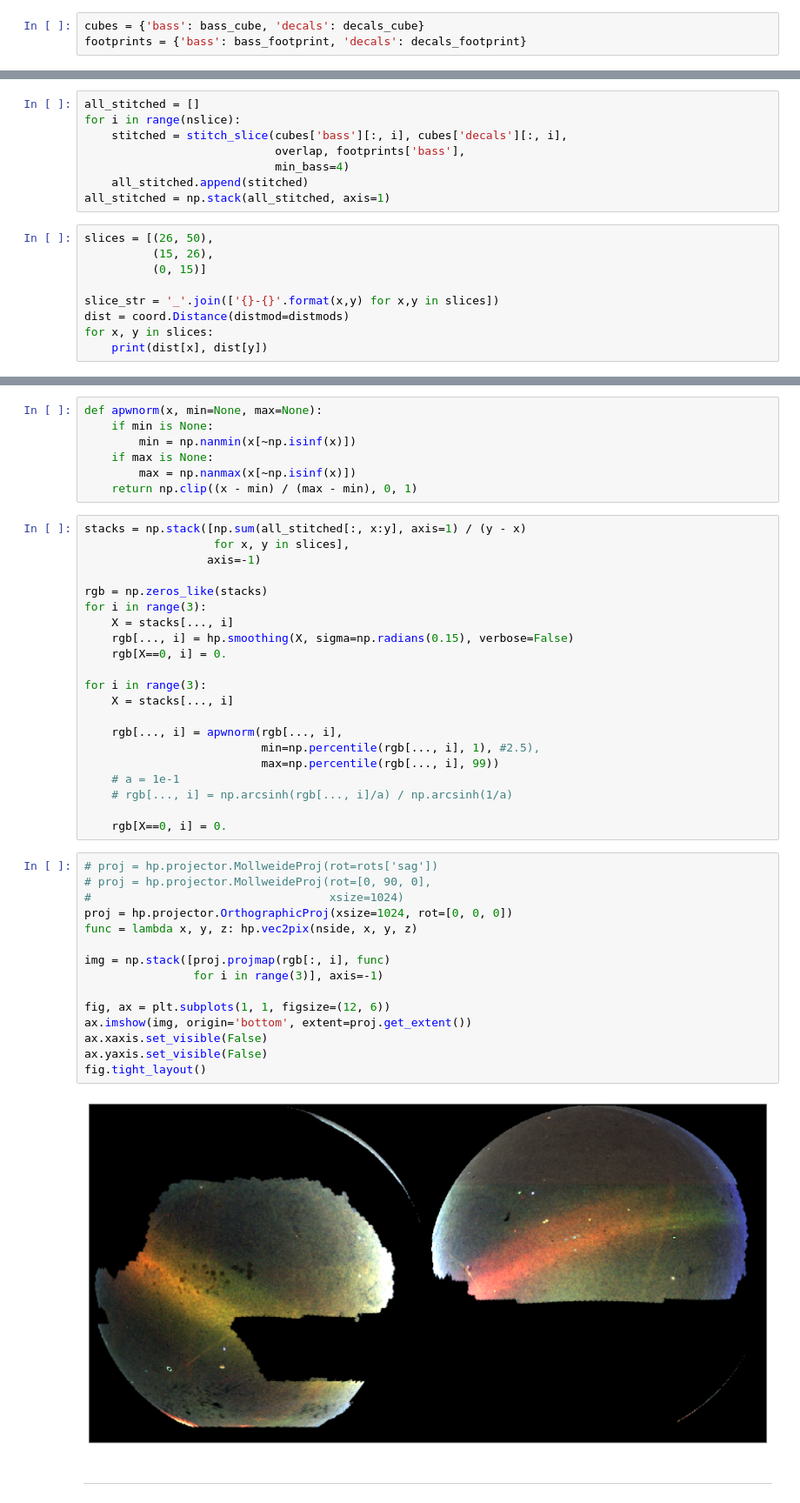
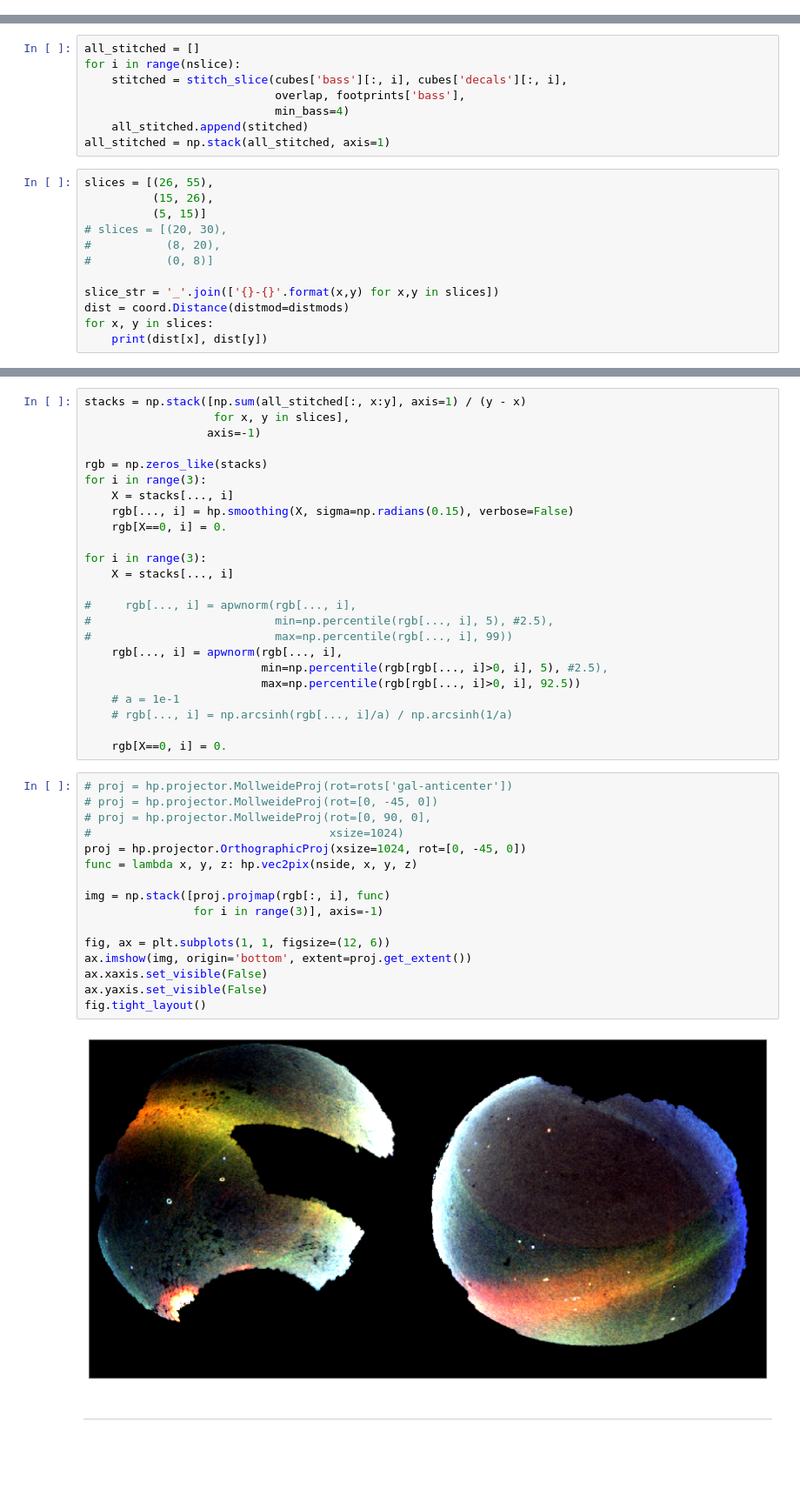
Before and after one commit to adrn/slegs, a Jupyter notebook: notebooks/Survey-stitching.ipynb, the cells around one changed output, grey strips where cells are left out. Shown at 87% size. Cells and saved outputs as stored; diff of their text form; blank space fills up the shorter version.

```diff
--- a/notebooks/Survey-stitching.ipynb
+++ b/notebooks/Survey-stitching.ipynb
@@ -33,7 +31,4 @@ npix, nslice = bass_cube.shape
 nside = hp.npix2nside(npix)
-# %%
-cubes = {'bass': bass_cube, 'decals': decals_cube}
-footprints = {'bass': bass_footprint, 'decals': decals_footprint}
 # %%
 overlap = (footprints['bass'] * footprints['decals']).astype(bool)
 # %%
@@ -83,9 +78,12 @@ for i in range(nslice):
     all_stitched.append(stitched)
 all_stitched = np.stack(all_stitched, axis=1)
 # %%
-slices = [(26, 50),
+slices = [(26, 55),
           (15, 26),
-          (0, 15)]
+          (5, 15)]
+# slices = [(20, 30),
+#           (8, 20),
+#           (0, 8)]
 
 slice_str = '_'.join(['{}-{}'.format(x,y) for x,y in slices])
 dist = coord.Distance(distmod=distmods)
@@ -98,10 +96,3 @@ for x, y in slices:
-# %%
-def apwnorm(x, min=None, max=None):
-    if min is None:
-        min = np.nanmin(x[~np.isinf(x)])
-    if max is None:
-        max = np.nanmax(x[~np.isinf(x)])
-    return np.clip((x - min) / (max - min), 0, 1)
 # %%
 stacks = np.stack([np.sum(all_stitched[:, x:y], axis=1) / (y - x)
                    for x, y in slices],
@@ -116,30 +107,34 @@ for i in range(3):
 for i in range(3):
     X = stacks[..., i]
 
+#     rgb[..., i] = apwnorm(rgb[..., i],
+#                           min=np.percentile(rgb[..., i], 5), #2.5),
+#                           max=np.percentile(rgb[..., i], 99))
     rgb[..., i] = apwnorm(rgb[..., i],
-                          min=np.percentile(rgb[..., i], 1), #2.5),
-                          max=np.percentile(rgb[..., i], 99))
+                          min=np.percentile(rgb[rgb[..., i]>0, i], 5), #2.5),
+                          max=np.percentile(rgb[rgb[..., i]>0, i], 92.5))
     # a = 1e-1
     # rgb[..., i] = np.arcsinh(rgb[..., i]/a) / np.arcsinh(1/a)
 
     rgb[X==0, i] = 0.
 # %%
-# proj = hp.projector.MollweideProj(rot=rots['sag'])
+# proj = hp.projector.MollweideProj(rot=rots['gal-anticenter'])
+# proj = hp.projector.MollweideProj(rot=[0, -45, 0])
 # proj = hp.projector.MollweideProj(rot=[0, 90, 0],
 #                                   xsize=1024)
-proj = hp.projector.OrthographicProj(xsize=1024, rot=[0, 0, 0])
+proj = hp.projector.OrthographicProj(xsize=1024, rot=[0, -45, 0])
 func = lambda x, y, z: hp.vec2pix(nside, x, y, z)
 
 img = np.stack([proj.projmap(rgb[:, i], func)
                 for i in range(3)], axis=-1)
 
 fig, ax = plt.subplots(1, 1, figsize=(12, 6))
 ax.imshow(img, origin='bottom', extent=proj.get_extent())
 ax.xaxis.set_visible(False)
 ax.yaxis.set_visible(False)
 fig.tight_layout()
 # %% [output]
-[figure, old version]
+[figure, new version]
 # %% [markdown]
 ---
 # %%
```
Also changed, not shown: parts of 2 cells of this notebook, 6 other files.
